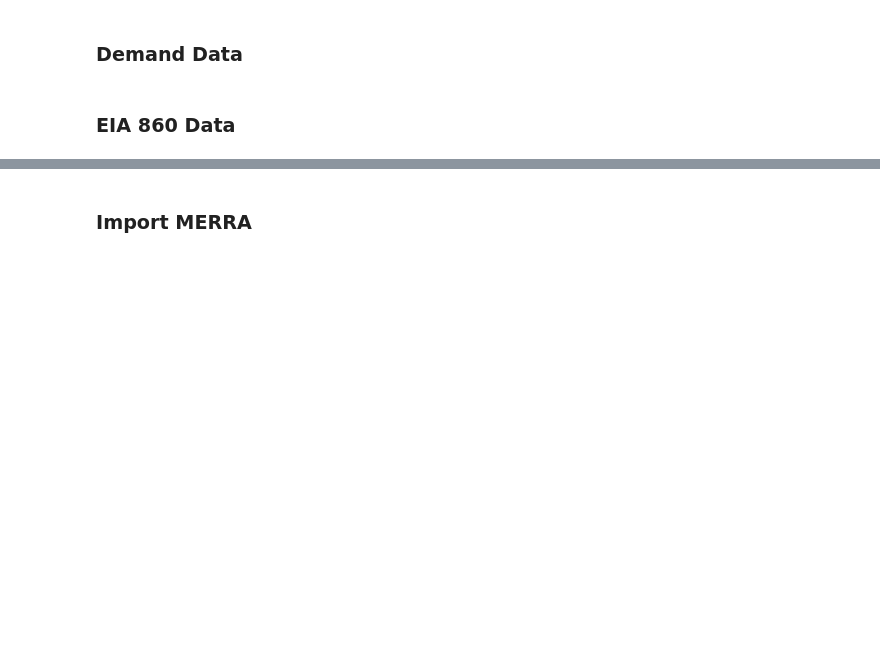
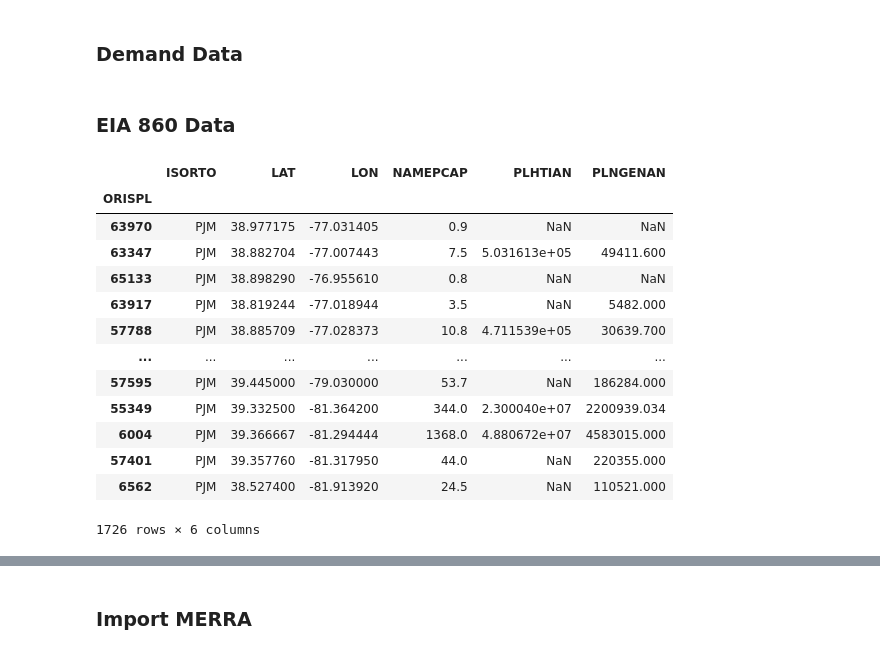
Before and after one commit to ijbd/assetra, a Jupyter notebook: examples/pjm_2023_test/pjm_test_preprocessing.ipynb, the cells around one changed output, grey strips where cells are left out. Drawn from its saved outputs; the diff is of its cells as text; code cells hidden in the pictures; blank space fills up the shorter version.

```diff
--- a/examples/pjm_2023_test/pjm_test_preprocessing.ipynb
+++ b/examples/pjm_2023_test/pjm_test_preprocessing.ipynb
@@ -266 +285,20 @@ def load_eia_860_generators(
+# %%
+#For ease of running when testing
+eia_860_plants = pd.read_csv(data_folder / "eia_860_plants.csv", index_col=0)
+eia_860_plants
+# %% [output]
+|  | ISORTO | LAT | LON | NAMEPCAP | PLHTIAN | PLNGENAN |
+| ORISPL |  |  |  |  |  |  |
+| 63970 | PJM | 38.977175 | -77.031405 | 0.9 | NaN | NaN |
+| 63347 | PJM | 38.882704 | -77.007443 | 7.5 | 5.031613e+05 | 49411.600 |
+| 65133 | PJM | 38.898290 | -76.955610 | 0.8 | NaN | NaN |
+| 63917 | PJM | 38.819244 | -77.018944 | 3.5 | NaN | 5482.000 |
+| 57788 | PJM | 38.885709 | -77.028373 | 10.8 | 4.711539e+05 | 30639.700 |
+| ... | ... | ... | ... | ... | ... | ... |
+| 57595 | PJM | 39.445000 | -79.030000 | 53.7 | NaN | 186284.000 |
+| 55349 | PJM | 39.332500 | -81.364200 | 344.0 | 2.300040e+07 | 2200939.034 |
+| 6004 | PJM | 39.366667 | -81.294444 | 1368.0 | 4.880672e+07 | 4583015.000 |
+| 57401 | PJM | 39.357760 | -81.317950 | 44.0 | NaN | 220355.000 |
+| 6562 | PJM | 38.527400 | -81.913920 | 24.5 | NaN | 110521.000 |
+1726 rows × 6 columns
 # %%
```
Also changed, not shown: parts of 16 cells of this notebook, 6 other files.
